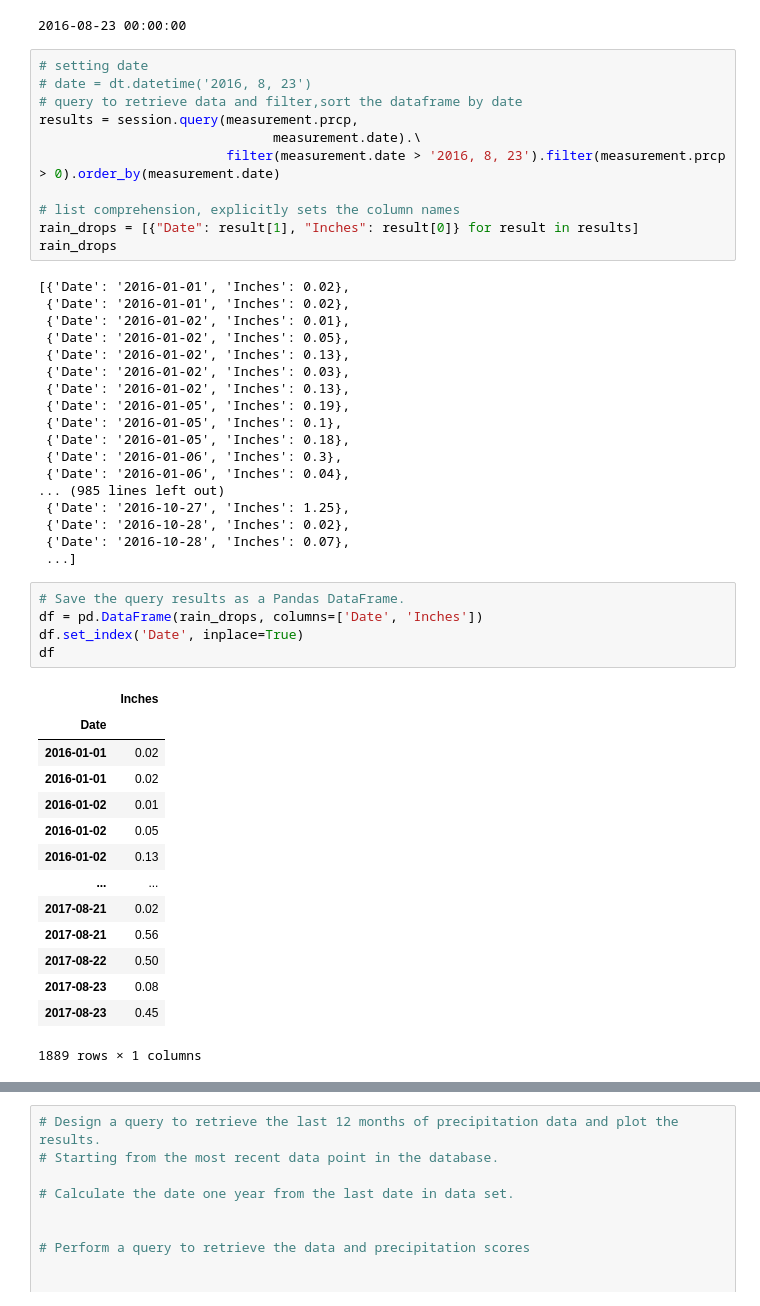
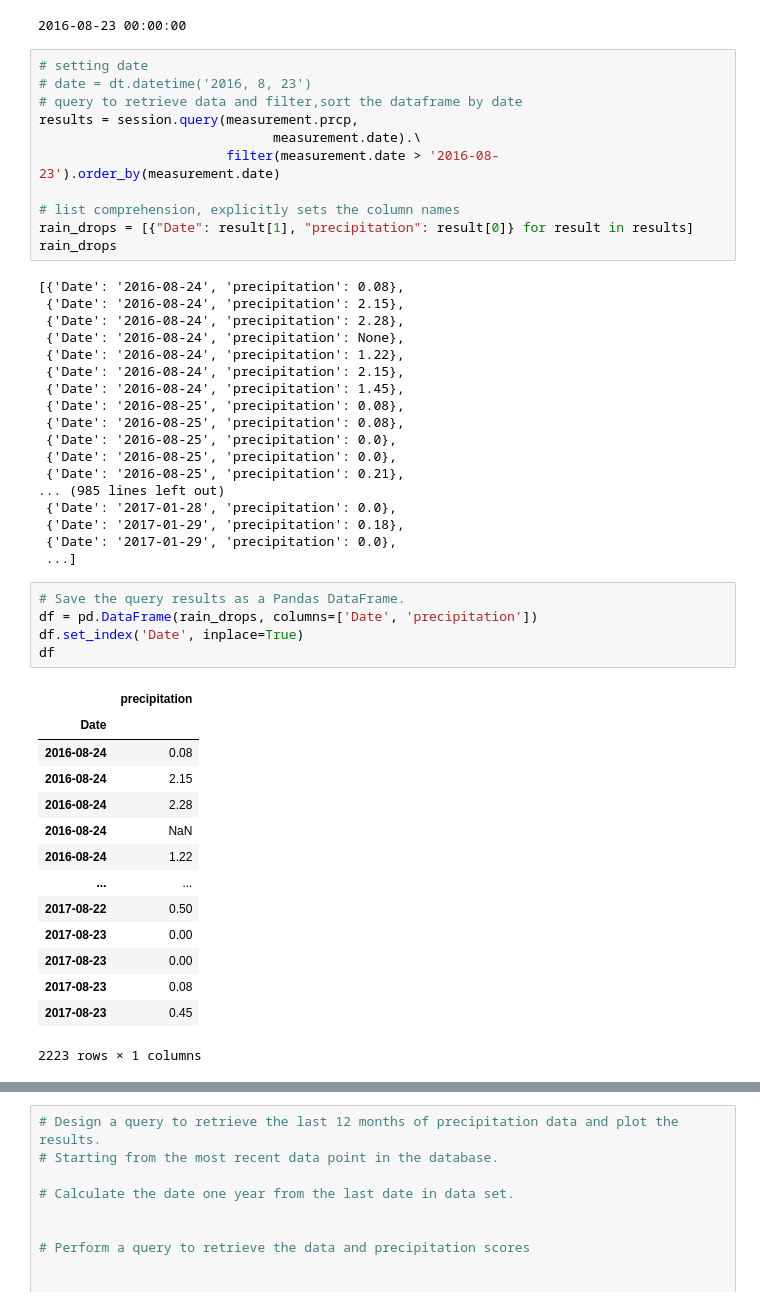
Before and after one commit to Cookees81/sqlalchemy-challenge, a Jupyter notebook: climate_starter.ipynb, the cells around one changed output, grey strips where cells are left out. Cells and saved outputs as stored; diff of their text form.

```diff
--- a/climate_starter.ipynb
+++ b/climate_starter.ipynb
@@ -67,46 +67,46 @@ print(year_ago)
 # query to retrieve data and filter,sort the dataframe by date
 results = session.query(measurement.prcp,
                               measurement.date).\
-                        filter(measurement.date > '2016, 8, 23').filter(measurement.prcp > 0).order_by(measurement.date)
+                        filter(measurement.date > '2016-08-23').order_by(measurement.date)
 
 # list comprehension, explicitly sets the column names
-rain_drops = [{"Date": result[1], "Inches": result[0]} for result in results]
+rain_drops = [{"Date": result[1], "precipitation": result[0]} for result in results]
 rain_drops
 # %% [output]
-[{'Date': '2016-01-01', 'Inches': 0.02},
- {'Date': '2016-01-01', 'Inches': 0.02},
- {'Date': '2016-01-02', 'Inches': 0.01},
- {'Date': '2016-01-02', 'Inches': 0.05},
- {'Date': '2016-01-02', 'Inches': 0.13},
- {'Date': '2016-01-02', 'Inches': 0.03},
- {'Date': '2016-01-02', 'Inches': 0.13},
- {'Date': '2016-01-05', 'Inches': 0.19},
- {'Date': '2016-01-05', 'Inches': 0.1},
- {'Date': '2016-01-05', 'Inches': 0.18},
- {'Date': '2016-01-06', 'Inches': 0.3},
- {'Date': '2016-01-06', 'Inches': 0.04},
+[{'Date': '2016-08-24', 'precipitation': 0.08},
+ {'Date': '2016-08-24', 'precipitation': 2.15},
+ {'Date': '2016-08-24', 'precipitation': 2.28},
+ {'Date': '2016-08-24', 'precipitation': None},
+ {'Date': '2016-08-24', 'precipitation': 1.22},
+ {'Date': '2016-08-24', 'precipitation': 2.15},
+ {'Date': '2016-08-24', 'precipitation': 1.45},
+ {'Date': '2016-08-25', 'precipitation': 0.08},
+ {'Date': '2016-08-25', 'precipitation': 0.08},
+ {'Date': '2016-08-25', 'precipitation': 0.0},
+ {'Date': '2016-08-25', 'precipitation': 0.0},
+ {'Date': '2016-08-25', 'precipitation': 0.21},
 ... (985 lines left out)
- {'Date': '2016-10-27', 'Inches': 1.25},
- {'Date': '2016-10-28', 'Inches': 0.02},
- {'Date': '2016-10-28', 'Inches': 0.07},
+ {'Date': '2017-01-28', 'precipitation': 0.0},
+ {'Date': '2017-01-29', 'precipitation': 0.18},
+ {'Date': '2017-01-29', 'precipitation': 0.0},
  ...]
 # %%
 # Save the query results as a Pandas DataFrame.
-df = pd.DataFrame(rain_drops, columns=['Date', 'Inches'])
+df = pd.DataFrame(rain_drops, columns=['Date', 'precipitation'])
 df.set_index('Date', inplace=True)
 df
 # %% [output]
-|  | Inches |
+|  | precipitation |
 | Date |  |
-| 2016-01-01 | 0.02 |
-| 2016-01-01 | 0.02 |
-| 2016-01-02 | 0.01 |
-| 2016-01-02 | 0.05 |
-| 2016-01-02 | 0.13 |
+| 2016-08-24 | 0.08 |
+| 2016-08-24 | 2.15 |
+| 2016-08-24 | 2.28 |
+| 2016-08-24 | NaN |
+| 2016-08-24 | 1.22 |
 | ... | ... |
-| 2017-08-21 | 0.02 |
-| 2017-08-21 | 0.56 |
 | 2017-08-22 | 0.50 |
+| 2017-08-23 | 0.00 |
+| 2017-08-23 | 0.00 |
 | 2017-08-23 | 0.08 |
 | 2017-08-23 | 0.45 |
-1889 rows × 1 columns
+2223 rows × 1 columns
```
Also changed, not shown: parts of 5 cells of this notebook.
